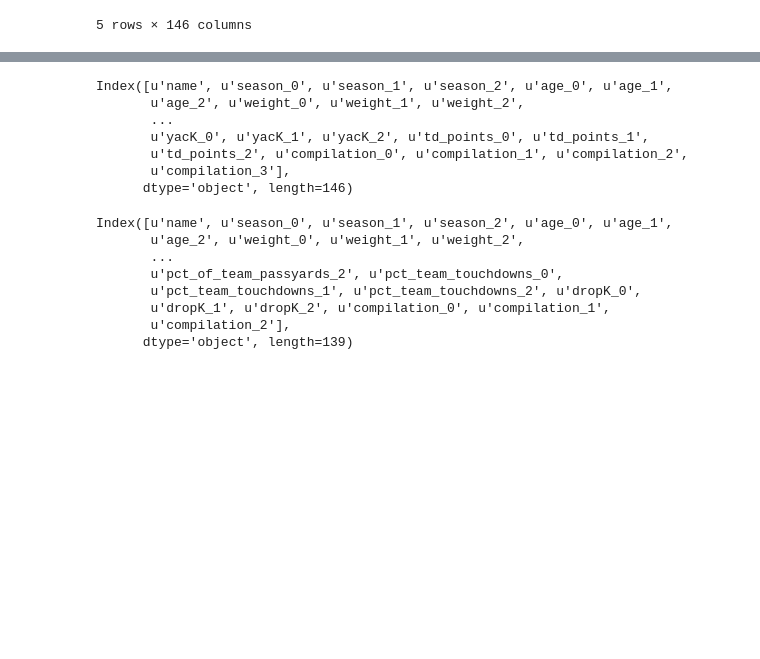
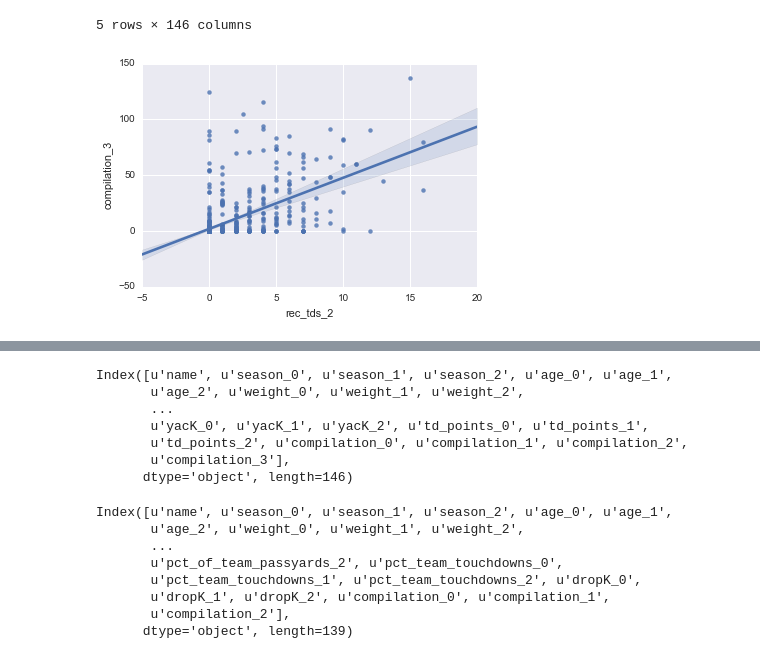
Before and after one commit to oneilltp18/GABBERT, a Jupyter notebook: wide_receivers/PCA_wrs.ipynb, the cells around one changed output, grey strips where cells are left out. Cells and saved outputs as stored; diff of their text form; code cells hidden in the pictures; blank space fills up the shorter version.

Commit message:
updated the pca csv to have the compilation score as well

```diff
--- a/wide_receivers/PCA_wrs.ipynb
+++ b/wide_receivers/PCA_wrs.ipynb
@@ -16,3 +16,8 @@ data.head()
 | 3 | Aaron Halterman | 2007.0 | 2008.0 | 2009.0 | 25.0 | 26.0 | 27.0 | 255.0 | 255.0 | 255.0 | ... |
 | 4 | Aaron Moorehead | 2003.0 | 2004.0 | 2005.0 | 23.0 | 24.0 | 25.0 | 200.0 | 200.0 | 200.0 | ... |
 5 rows × 146 columns
+# %%
+sns.regplot(data['rec_tds_2'], data['compilation_3'])
+plt.show()
+# %% [output]
+[figure, added]
```
Also changed, not shown: parts of 8 cells of this notebook, 1 other file.
